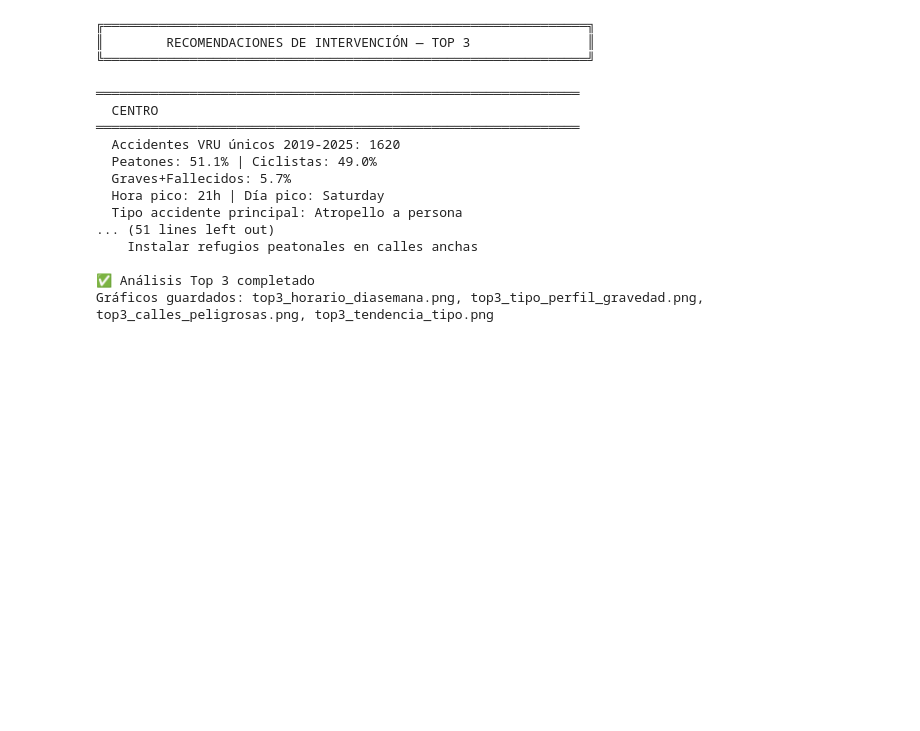
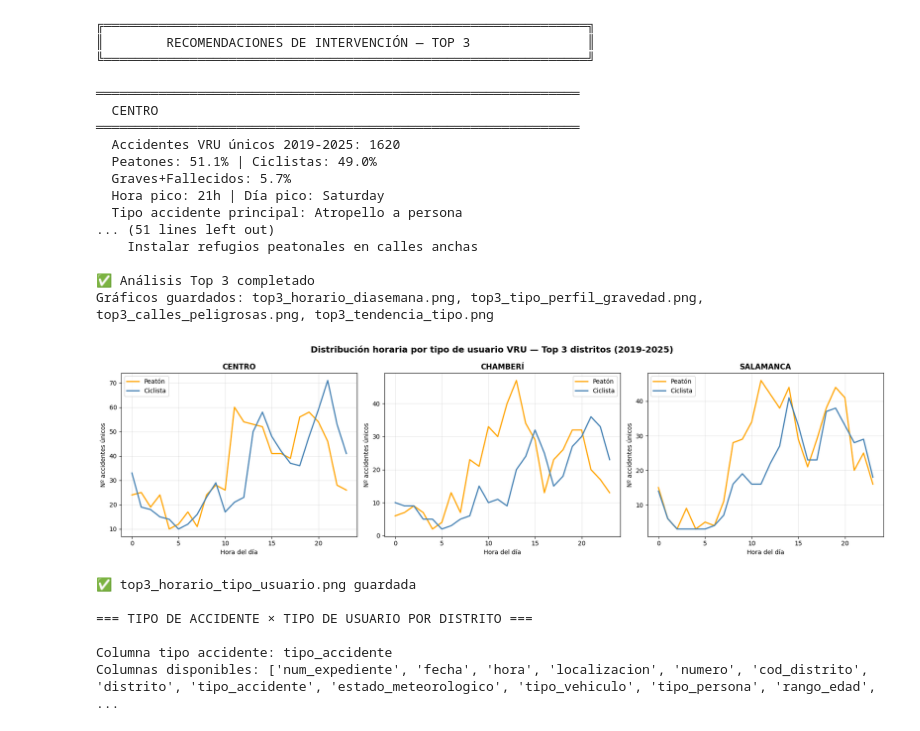
Before and after one commit to xiaoyuguo-del/TFM_Seguridad_Vial_Madrid, a Jupyter notebook: 06_Analisis_Top3.ipynb, the cells around one changed output. Cells and saved outputs as stored; diff of their text form; code cells hidden in the pictures; blank space fills up the shorter version.

```diff
--- a/06_Analisis_Top3.ipynb
+++ b/06_Analisis_Top3.ipynb
@@ -675,3 +686,66 @@ print(f'Gráficos guardados: top3_horario_diasemana.png, '
 
 ✅ Análisis Top 3 completado
 Gráficos guardados: top3_horario_diasemana.png, top3_tipo_perfil_gravedad.png, top3_calles_peligrosas.png, top3_tendencia_tipo.png
+# %%
+# ══════════════════════════════════════════════════════════
+# CELDA NUEVA — Distribución horaria × tipo usuario
+# ══════════════════════════════════════════════════════════
+
+import pandas as pd
+import matplotlib.pyplot as plt
+import numpy as np
+
+TOP3 = ['CENTRO', 'CHAMBERÍ', 'SALAMANCA']
+
+# Filtrar Top 3
+df_top3 = df_vru[df_vru['distrito'].isin(TOP3)].copy()
+
+# ── 1. DISTRIBUCIÓN HORARIA × TIPO USUARIO ────────────────
+fig, axes = plt.subplots(1, 3, figsize=(18, 5))
+fig.suptitle('Distribución horaria por tipo de usuario VRU — Top 3 distritos (2019-2025)',
+             fontsize=14, fontweight='bold')
+
+for i, distrito in enumerate(TOP3):
+    df_d = df_top3[df_top3['distrito'] == distrito]
+
+    peatones = df_d[df_d['tipo_vru'] == 'Peatón'].groupby('hora_int')['num_expediente'].nunique()
+    ciclistas = df_d[df_d['tipo_vru'] == 'Ciclista'].groupby('hora_int')['num_expediente'].nunique()
+
+    horas = range(0, 24)
+    p = [peatones.get(h, 0) for h in horas]
+    c = [ciclistas.get(h, 0) for h in horas]
+
+    axes[i].plot(horas, p, label='Peatón', color='orange', linewidth=2)
+    axes[i].plot(horas, c, label='Ciclista', color='steelblue', linewidth=2)
+    axes[i].set_title(distrito, fontsize=12, fontweight='bold')
+    axes[i].set_xlabel('Hora del día')
+    axes[i].set_ylabel('Nº accidentes únicos')
+    axes[i].legend()
+    axes[i].grid(True, alpha=0.3)
+
+plt.tight_layout()
+plt.savefig(f'{outputs}/top3_horario_tipo_usuario.png', dpi=150, bbox_inches='tight')
+plt.show()
+print('✅ top3_horario_tipo_usuario.png guardada')
+
+# ── 2. TIPO DE ACCIDENTE × TIPO USUARIO × DISTRITO ────────
+print('\n=== TIPO DE ACCIDENTE × TIPO DE USUARIO POR DISTRITO ===\n')
+
+tipo_col = None
+for col in df_top3.columns:
+    if 'tipo' in col.lower() and 'accidente' in col.lower():
+        tipo_col = col
+        break
+    elif 'tipo_accidente' in col.lower() or 'accidente' in col.lower():
+        tipo_col = col
+
+print(f'Columna tipo accidente: {tipo_col}')
+print(f'Columnas disponibles: {df_top3.columns.tolist()}')
+# %% [output]
+[figure, added]
+✅ top3_horario_tipo_usuario.png guardada
+
+=== TIPO DE ACCIDENTE × TIPO DE USUARIO POR DISTRITO ===
+
+Columna tipo accidente: tipo_accidente
+Columnas disponibles: ['num_expediente', 'fecha', 'hora', 'localizacion', 'numero', 'cod_distrito', 'distrito', 'tipo_accidente', 'estado_meteorologico', 'tipo_vehiculo', 'tipo_persona', 'rango_edad', ...
```
Also changed, not shown: parts of 7 cells of this notebook.
